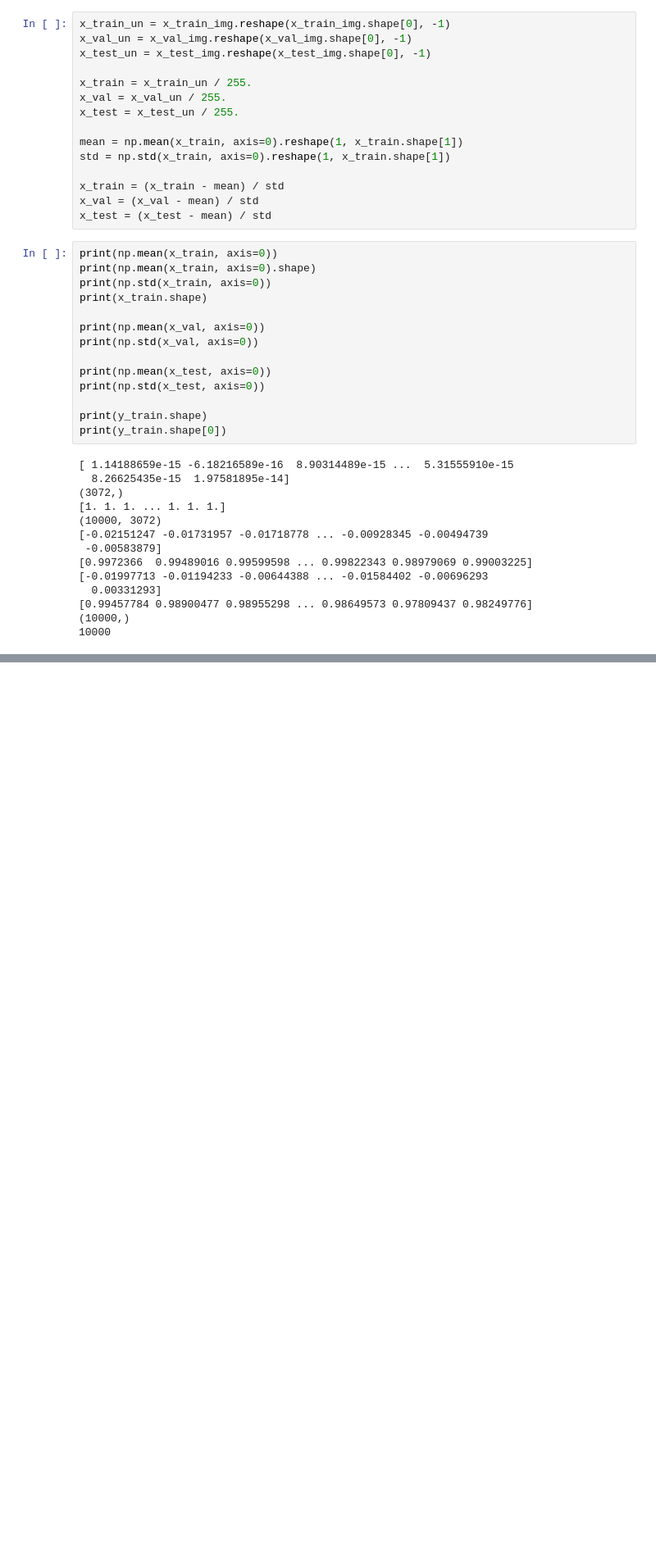
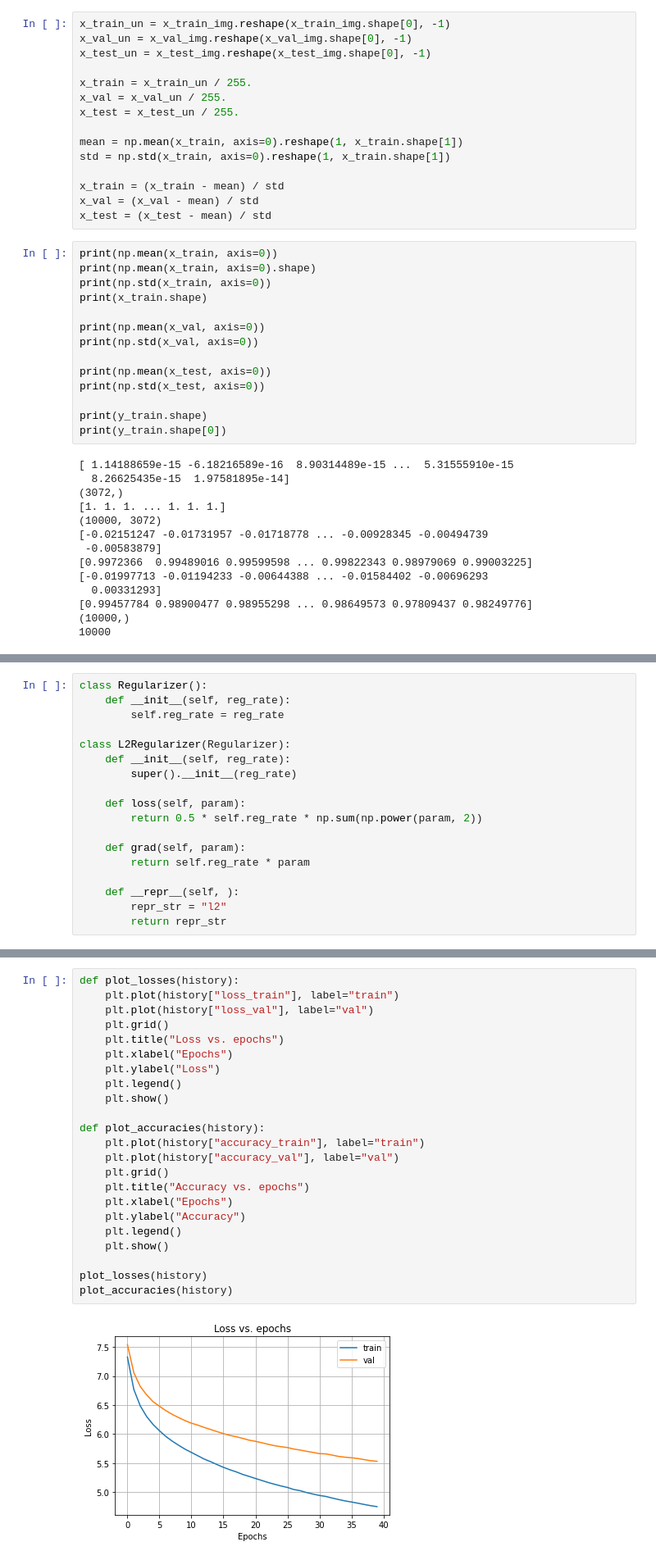
Before and after one commit to mark-antal-csizmadia/nn-blocks, a Jupyter notebook: main.ipynb, the cells around one changed output, grey strips where cells are left out. Shown at 82% size. Drawn from its saved outputs; the diff is of its cells as text; blank space fills up the shorter version.

```diff
--- a/main.ipynb
+++ b/main.ipynb
@@ -656,0 +1069,18 @@ nn.fit(x=x_train, y=y_train, n_epochs=n_epochs)
+# %%
+class Regularizer():
+    def __init__(self, reg_rate):
+        self.reg_rate = reg_rate
+
+class L2Regularizer(Regularizer):
+    def __init__(self, reg_rate):
+        super().__init__(reg_rate)
+
+    def loss(self, param):
+        return 0.5 * self.reg_rate * np.sum(np.power(param, 2))
+
+    def grad(self, param):
+        return self.reg_rate * param
+
+    def __repr__(self, ):
+        repr_str = "l2"
+        return repr_str
@@ -656,0 +2074,25 @@ nn.fit(x=x_train, y=y_train, n_epochs=n_epochs)
+# %%
+def plot_losses(history):
+    plt.plot(history["loss_train"], label="train")
+    plt.plot(history["loss_val"], label="val")
+    plt.grid()
+    plt.title("Loss vs. epochs")
+    plt.xlabel("Epochs")
+    plt.ylabel("Loss")
+    plt.legend()
+    plt.show()
+
+def plot_accuracies(history):
+    plt.plot(history["accuracy_train"], label="train")
+    plt.plot(history["accuracy_val"], label="val")
+    plt.grid()
+    plt.title("Accuracy vs. epochs")
+    plt.xlabel("Epochs")
+    plt.ylabel("Accuracy")
+    plt.legend()
+    plt.show()
+
+plot_losses(history)
+plot_accuracies(history)
+# %% [output]
+[figure, added]
```
Also changed, not shown: parts of 63 cells of this notebook, 2 other files.
